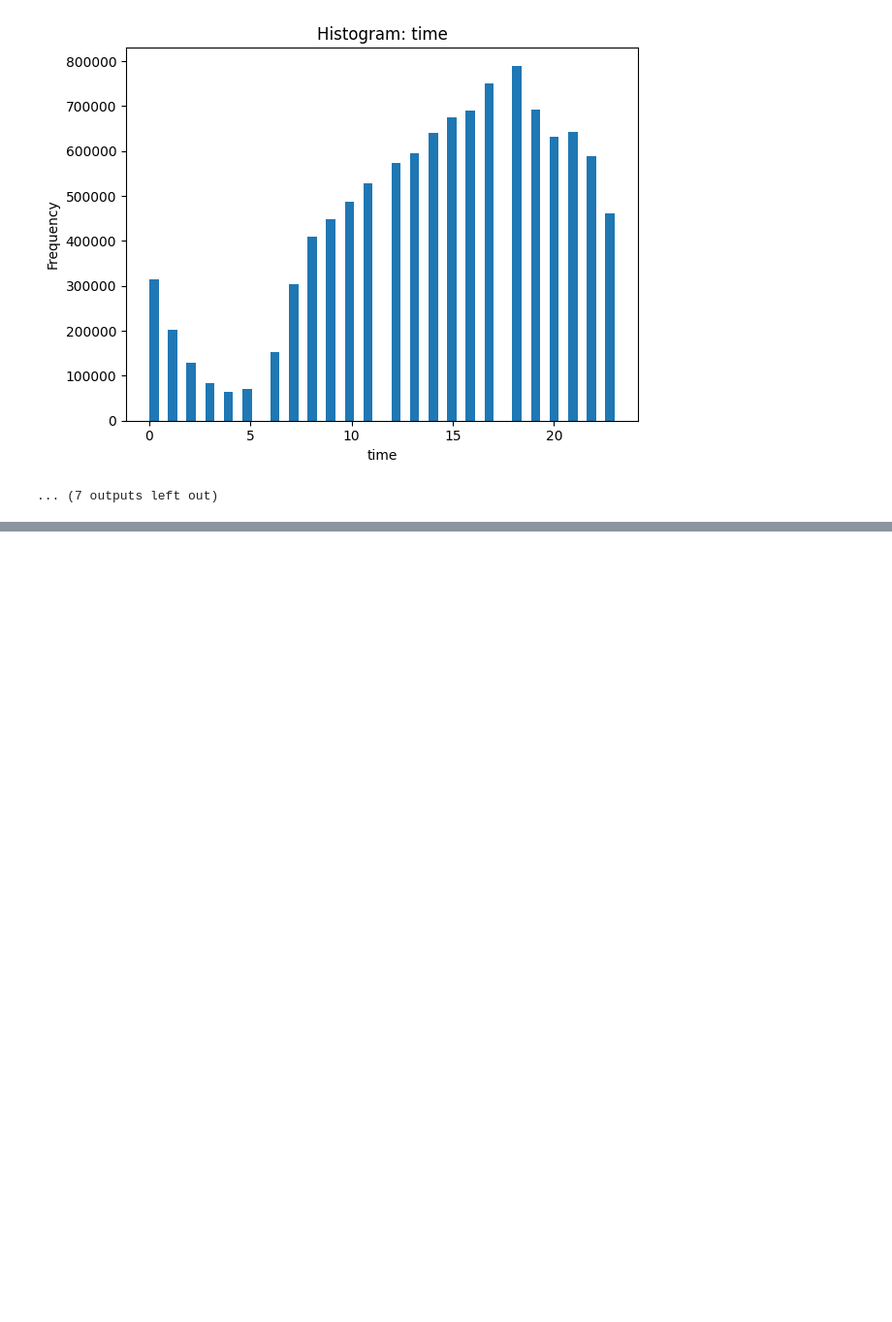
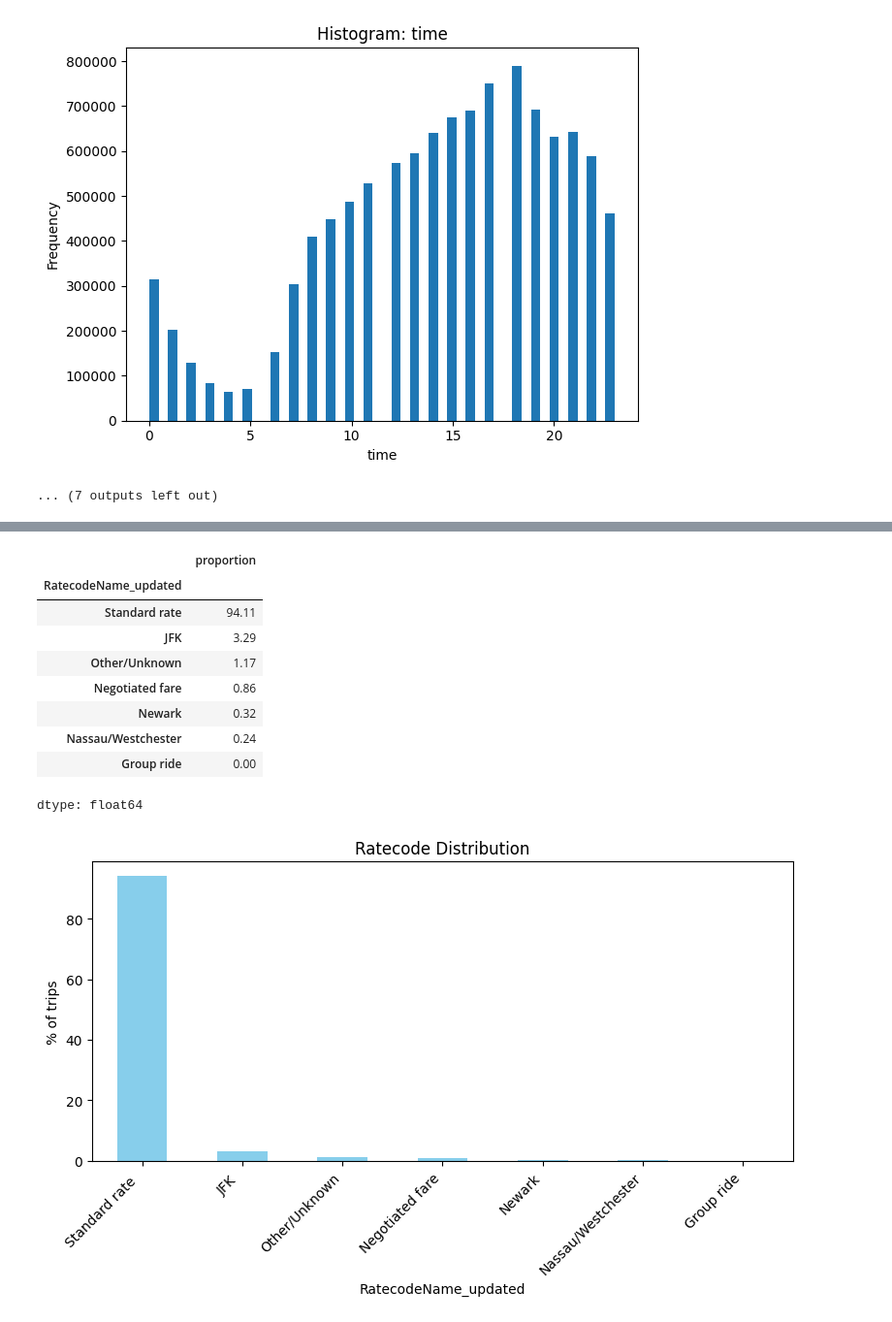
Before and after one commit to TKhahahah/Text_Analytics, a Jupyter notebook: Untitled2.ipynb, the cells around one changed output, grey strips where cells are left out. Shown at 97% size. Drawn from its saved outputs; the diff is of its cells as text; code cells hidden in the pictures; blank space fills up the shorter version.

```diff
--- a/Untitled2.ipynb
+++ b/Untitled2.ipynb
@@ -241,0 +259,4 @@ Saved: distribution_summary.csv
+# %%
+taxi_data = pq.read_table('/content/drive/MyDrive/DTW2/cl1.parquet')
+taxi_data = taxi_data.to_pandas()
+taxi_data
@@ -241,0 +277,45 @@ Saved: distribution_summary.csv
+# %%
+# Mapping RatecodeID to RatecodeName
+ratecode_mapping = {
+    1.0: 'Standard rate',
+    2.0: 'JFK',
+    3.0: 'Newark',
+    4.0: 'Nassau/Westchester',
+    5.0: 'Negotiated fare',
+    6.0: 'Group ride',
+    99.0: 'Unknown'
+}
+
+# คำนวณสัดส่วน %
+ratecode_distribution_updated = (
+    taxi_data['RatecodeName_updated']
+    .value_counts(normalize=True)
+    * 100
+).round(2)
+
+# แสดงตาราง
+display(ratecode_distribution_updated)
+
+# วาดกราฟ
+plt.figure(figsize=(8, 5))
+ratecode_distribution_updated.plot(
+    kind='bar',
+    color='skyblue',
+    title='Ratecode Distribution',
+    ylabel='% of trips'
+)
+plt.xticks(rotation=45, ha='right')
+plt.tight_layout()
+plt.show()
+# %% [output]
+|  | proportion |
+| RatecodeName_updated |  |
+| Standard rate | 94.11 |
+| JFK | 3.29 |
+| Other/Unknown | 1.17 |
+| Negotiated fare | 0.86 |
+| Newark | 0.32 |
+| Nassau/Westchester | 0.24 |
+| Group ride | 0.00 |
+dtype: float64
+[figure, added]
```
Also changed, not shown: parts of 13 cells of this notebook.
